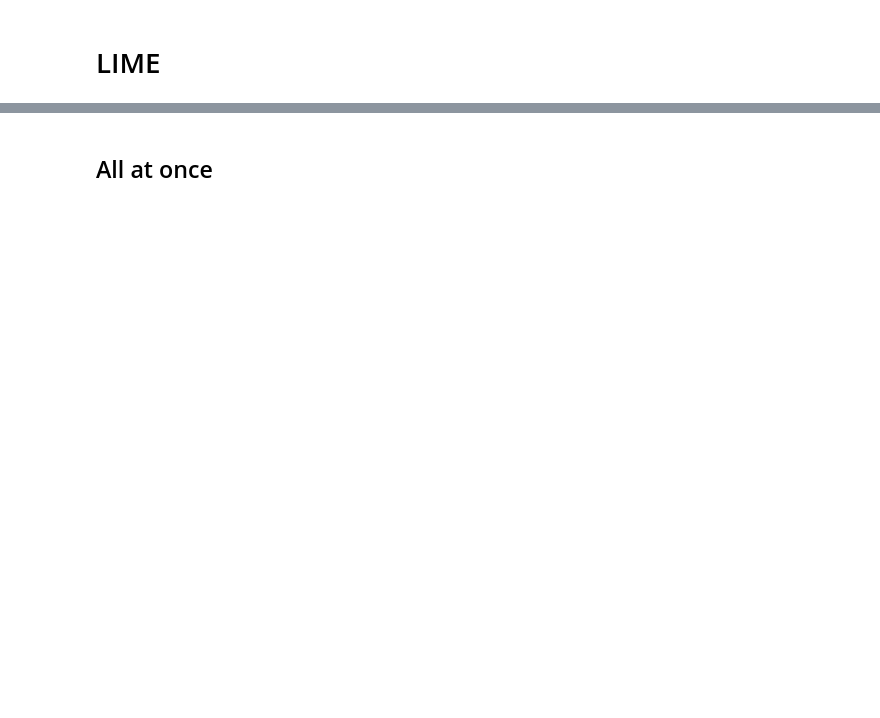
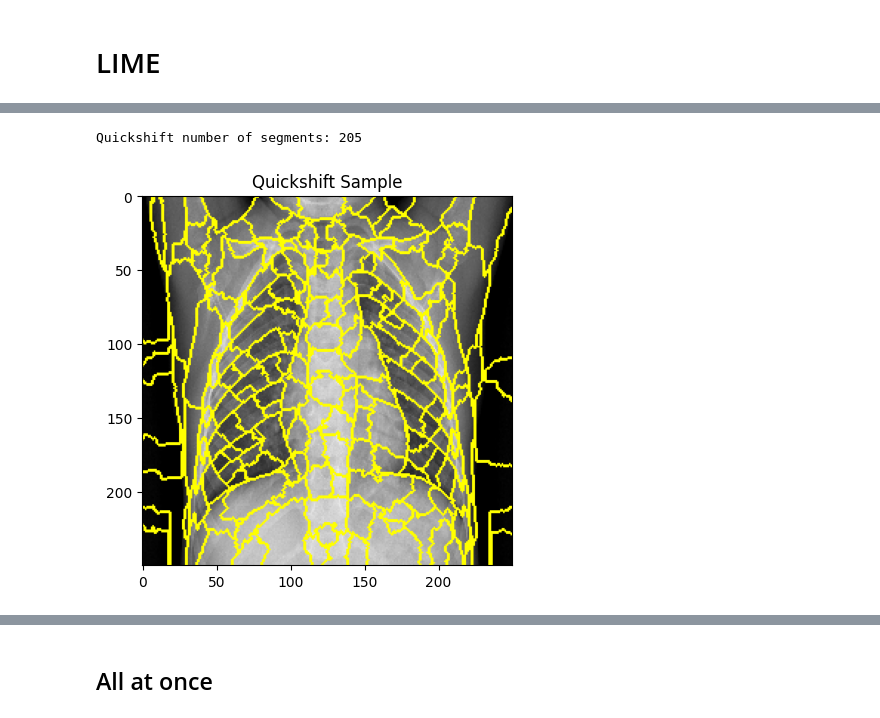
Before and after one commit to fahim-muntasir-niloy/lime-ray, a Jupyter notebook: lime-viz.ipynb, the cells around one changed output, grey strips where cells are left out. Drawn from its saved outputs; the diff is of its cells as text; code cells hidden in the pictures; blank space fills up the shorter version.

```diff
--- a/lime-viz.ipynb
+++ b/lime-viz.ipynb
@@ -138,3 +137,15 @@ from skimage.segmentation import mark_boundaries
+# %%
+sampleImg = test_dataset.__getitem__(idx=np.random.randint(0,48))[0][np.random.randint(0,16)].astype("double")
+
+segments_quick = quickshift(sampleImg, kernel_size=3, max_dist=6, ratio=0.5)
+print(f'Quickshift number of segments: {len(np.unique(segments_quick))}')
+
+plt.imshow(mark_boundaries(sampleImg, segments_quick))
+plt.title('Quickshift Sample')
+plt.show()
+# %% [output]
+Quickshift number of segments: 205
+[figure, added]
 # %%
 # only show region borders
 
```
Also changed, not shown: parts of 10 cells of this notebook, 4 other files.
